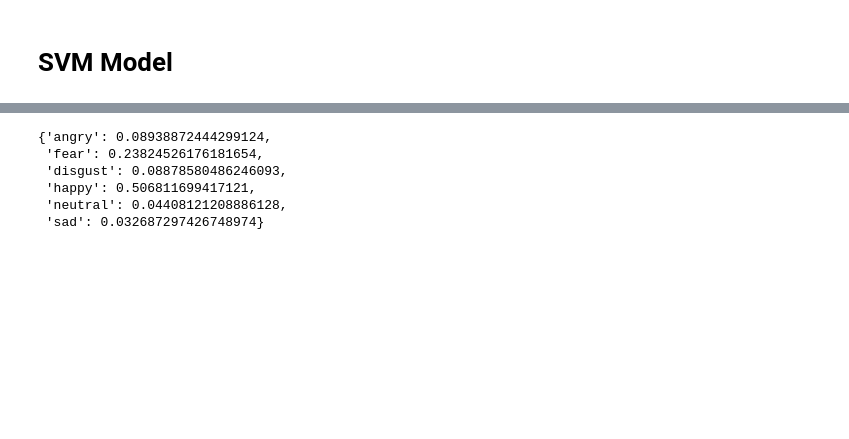
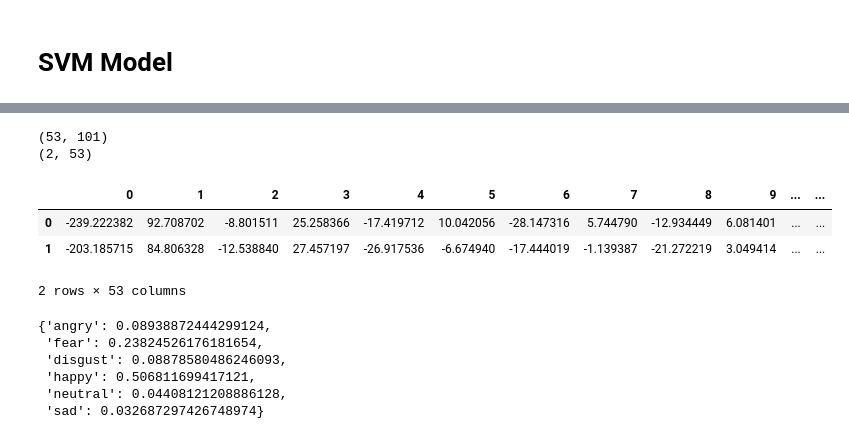
Before and after one commit to satria-ui/TugasAkhir2023, a Jupyter notebook: script/main.ipynb, the cells around one changed output, grey strips where cells are left out. Saved outputs shown, nothing was run; the diff lists cells and outputs as text; code cells hidden in the pictures; blank space fills up the shorter version.

```diff
--- a/script/main.ipynb
+++ b/script/main.ipynb
@@ -195,3 +235,58 @@ X_mfcc
+# %%
+######################## DONE
+import torch
+import numpy as np
+import pandas as pd
+signal1, label = CMD[0]
+signal2, label2 = CMD[1]
+
+signal = []
+for x in range(2):
+    mfcc_signal, _ = CMD[x]
+    signal.append(mfcc_signal.numpy().reshape(mfcc_signal.size(1), mfcc_signal.size(2)))
+
+print(signal[0].shape)
+feature = np.mean(signal, axis=-1)
+print(feature.shape)
+pd.DataFrame(feature)
+# print(signal1.shape)
+# print(signal1.size(1))
+# li = [signal1.numpy().reshape(signal1.size(1),signal1.size(2)), signal2.numpy().reshape(signal1.size(1),signal1.size(2))]
+# print(li[0].shape)
+# print(li[1].shape)
+# print(li)
+# feature = np.mean(li, axis=-1)
+# print(feature.shape)
+# # print(feature)
+# pd.DataFrame(feature)
+# print(feature[0][0])
+# print(feature[1][0])
+
+
+# signal1.numpy().T.shape
+# feature = np.mean(li.numpy().T.shape, axis=0)
+# feature
+# concatenated_frames = torch.cat(li, dim=0)
+# print(concatenated_frames.shape)
+# print(concatenated_frames[0][0])
+# concatenate_list = concatenated_frames.numpy()
+# concatenate_list.shape
+# np.mean()
+# features_list = []
+# for i in range(concatenated_frames.size(0)):
+#     sample_features = concatenated_frames[i].view(-1).numpy()
+#     features_list.append(sample_features)
+
+# feature = pd.DataFrame(features_list)
+# feature["Emotions"] = labels
+# feature
+# %% [output]
+(53, 101)
+(2, 53)
+|  | 0 | 1 | 2 | 3 | 4 | 5 | 6 | 7 | 8 | 9 | ... | ... |
+| 0 | -239.222382 | 92.708702 | -8.801511 | 25.258366 | -17.419712 | 10.042056 | -28.147316 | 5.744790 | -12.934449 | 6.081401 | ... | ... |
+| 1 | -203.185715 | 84.806328 | -12.538840 | 27.457197 | -26.917536 | -6.674940 | -17.444019 | -1.139387 | -21.272219 | 3.049414 | ... | ... |
+2 rows × 53 columns
 # %%
 from Code.utils import load_model
 
```
Also changed, not shown: parts of 4 cells of this notebook, 4 other files.
